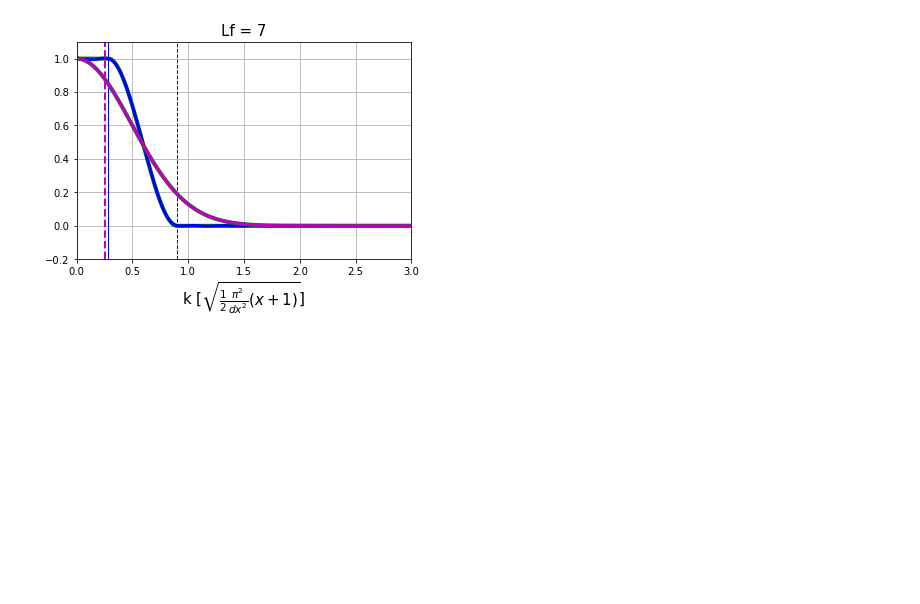
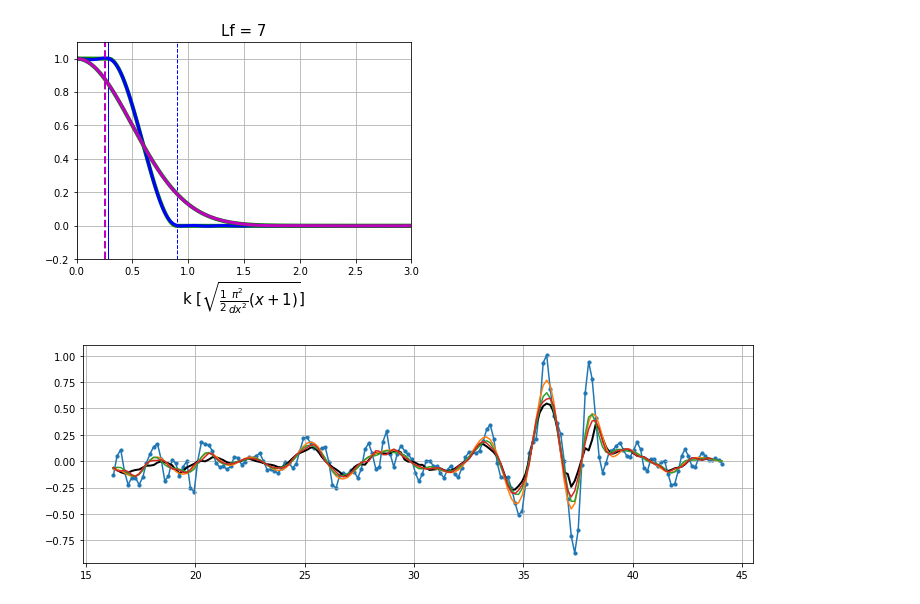
Before and after one commit to ocean-eddy-cpt/WP1T2-2D-EKE-Analysis, a Jupyter notebook: along_track_filtering.ipynb, the cells around one changed output. Cells and saved outputs as stored; diff of their text form; code cells hidden in the pictures; blank space fills up the shorter version.

```diff
--- a/along_track_filtering.ipynb
+++ b/along_track_filtering.ipynb
@@ -202,3 +246,20 @@ Using default N, N = 10 If d>2 or X is not pi then results might not be accurate
+# %%
+m = gid    # track index
+k = 10     # cycle index
+pdist = np.arange(100,300)  # track distance indices to consider
+this_dist = lat_record[m]   # plot as a function of latitude (can also choose dist, lon_record)
+this_track = total_vel[m]
+f, ax = plt.subplots(1,1,figsize=(14,4))
+ax.plot(this_dist[pdist], this_track[k, pdist])
+ax.scatter(this_dist[pdist], this_track[k, pdist],s=10)
+ax.plot(this_dist[pdist], vel_1deg[m][k, pdist],color='k',linewidth=2)
+ax.plot(this_dist[pdist], vel_taper[m][k, pdist])
+ax.plot(this_dist[pdist], vel_gauss[m][k, pdist])
+ax.plot(this_dist[pdist], vel_boxcar[m][k, pdist])
+# ax.plot(this_local_grid, si.gaussian_filter(sla_on_local_lon_grid, sigma, order=0))
+ax.grid()
+# %% [output]
+[figure, added]
 # %%
 # 2D climatology
 # %%
```
Also changed, not shown: parts of 19 cells of this notebook, 1 other file.
